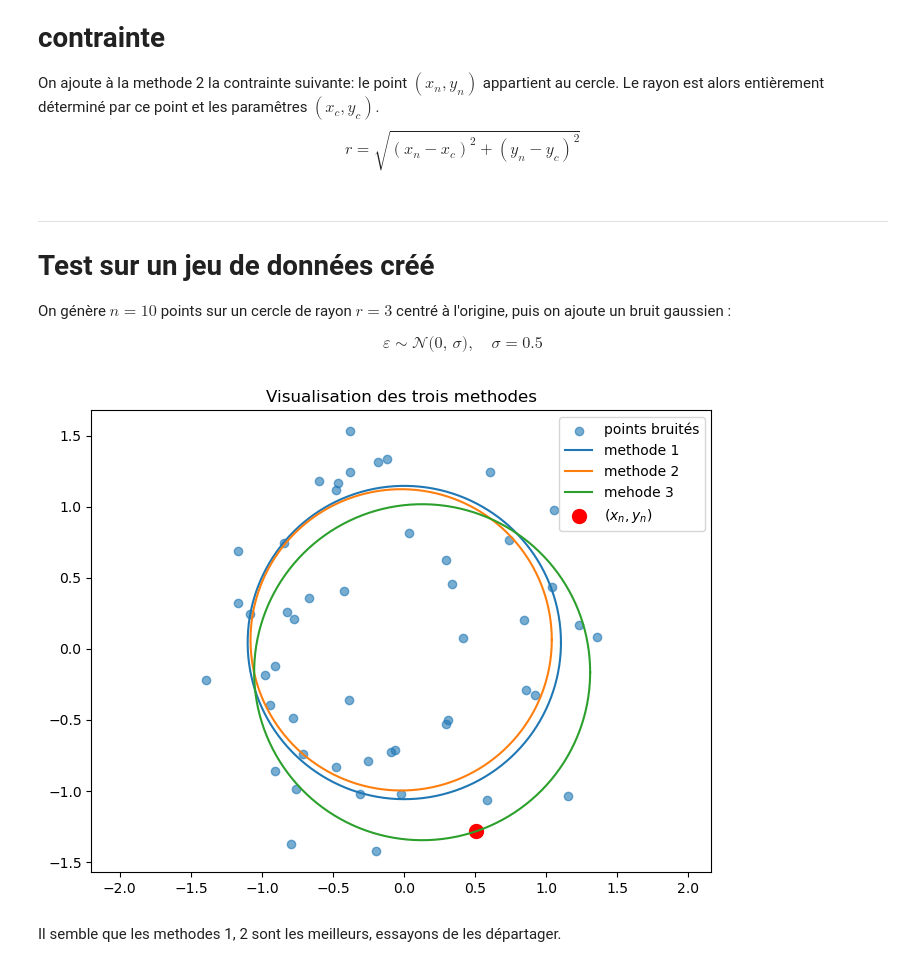
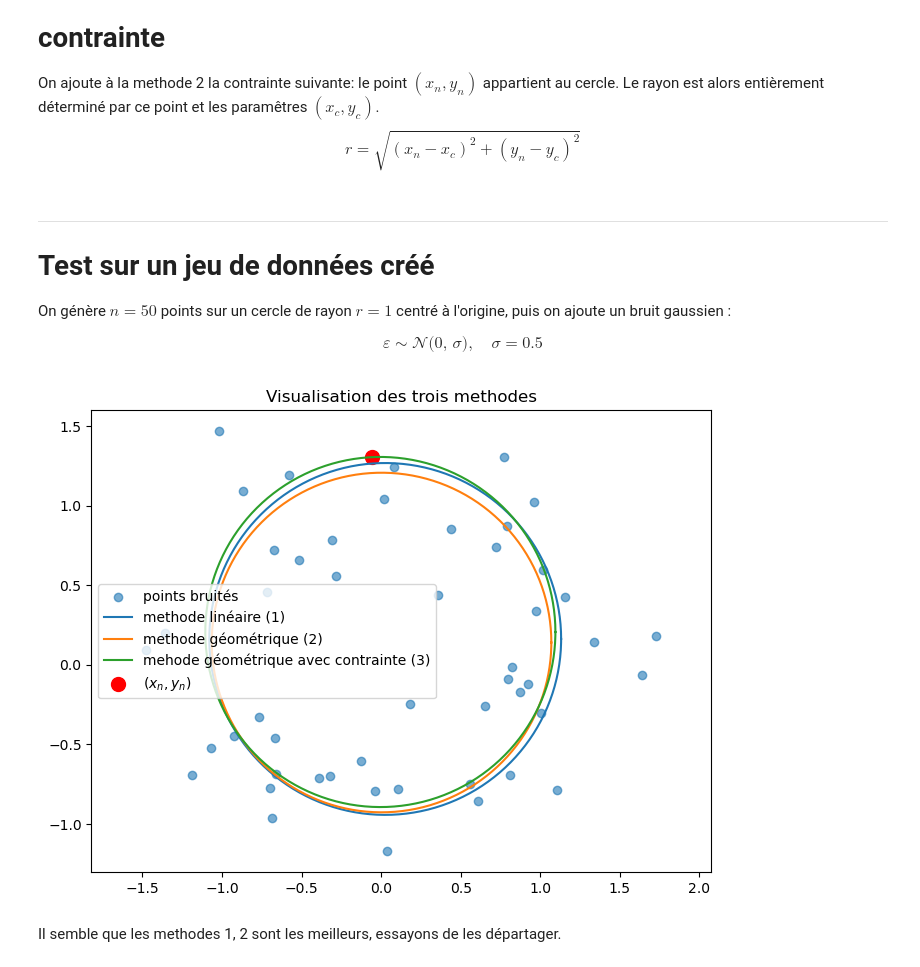
Before and after one commit to NourBouabid/Projet-optimisation-266-, a Jupyter notebook: notebook_final.ipynb, the cells around one changed output. Saved outputs shown, nothing was run; the diff lists cells and outputs as text; code cells hidden in the pictures.

```diff
--- a/notebook_final.ipynb
+++ b/notebook_final.ipynb
@@ -73,7 +73,7 @@ Ce qui correspond à la solution de l'équation normale : $A^T A\, \theta = A^T
 ---
 ## 3.  Implémentation
 # %%
-def methode1(x, y):
+def methode_lineaire(x, y):
     """
     Ajuste un cercle à un nuage de points par moindres carrés linéaires.
 
@@ -219,7 +219,7 @@ Elle offre ainsi une meilleure robustesse loin du minimum tout en conservant une
 ### 5. implémentation
 # %%
 #minimisation sans contrainte
-def methode2(x, y, method='lm',max_nfev=1000):
+def methode_geometrique(x, y, method='lm',max_nfev=1000):
     '''
     (x,y): données
     method: par défaut methode Levenberg-Marquardt avec régularisation
@@ -249,7 +249,7 @@ def methode2(x, y, method='lm',max_nfev=1000):
 On ajoute à la methode 2 la contrainte suivante: le point $(x_n,y_n)$ appartient au cercle. Le rayon est alors entièrement déterminé par ce point et les paramêtres $(x_c,y_c)$.
 $$r=\sqrt{(x_n-x_c)^2 + (y_n -y_c)^2}$$
 # %%
-def methode3(x,y, method='lm',max_nfev=1000):
+def methode_geometrique_contrainte(x,y, method='lm',max_nfev=1000):
     '''
     minimisation avec contrainte
     Datas (x,y)
@@ -276,7 +276,7 @@ def methode3(x,y, method='lm',max_nfev=1000):
 ---
 # Test sur un jeu de données créé
 
-On génère $n = 10$ points sur un cercle de rayon $r = 3$ centré à l'origine, puis on ajoute un bruit gaussien :
+On génère $n = 50$ points sur un cercle de rayon $r = 1$ centré à l'origine, puis on ajoute un bruit gaussien :
 
 $$
 \varepsilon \sim \mathcal{N}\bigl(0,\, \sigma\bigr), \quad \sigma = 0.5
@@ -285,9 +285,19 @@ $$
 #random.seed()
 # %%
 
-#création d'un jeu de données de test
+
 def cree_cercle(n):
+    '''
+    cree un jeu de données de test de taille n
 
+    parametres:
+    ----------
+    n: int
+
+    retourne:
+    ----------
+    x, y : array — coordonnées de n points
+    '''
     # selection de points issus du vrai cercle
     r=1 #rayon du vrai cercle
     t = np.random.uniform(0, 2*np.pi, n)
@@ -305,35 +313,41 @@ x_bruite, y_bruite = cree_cercle(50)
 # %%
 #superposition methode 1, 2 et 3
+
 plt.figure(figsize=(8, 6))
 
+#affichage points bruité
+x_bruite, y_bruite = cree_cercle(50)
 plt.scatter(x_bruite, y_bruite, alpha=0.6, label="points bruités")
 
-xc1, yc1, r1=methode1(x_bruite, y_bruite)
-xc2, yc2, r2 =methode2(x_bruite,y_bruite)
-xc3, yc3, r3 =methode3(x_bruite,y_bruite)
+#calcul des parametres
+xc1, yc1, r1=methode_lineaire(x_bruite, y_bruite)
+xc2, yc2, r2 =methode_geometrique (x_bruite,y_bruite)
+xc3, yc3, r3 =methode_geometrique_contrainte(x_bruite,y_bruite)
 
+#affichage des cercles approchés
 theta = np.linspace(0, 2*np.pi, 300)
 
 x_cercle1 = xc1 + r1*np.cos(theta)
 y_cercle1 = yc1 + r1*np.sin(theta)
-plt.plot(x_cercle1, y_cercle1, label="methode 1 ")
+plt.plot(x_cercle1, y_cercle1, label="methode linéaire (1) ")
 
 x_cercle2 = xc2 + r2*np.cos(theta)
 y_cercle2 = yc2 + r2*np.sin(theta)
-plt.plot(x_cercle2, y_cercle2, label="methode 2 ")
+plt.plot(x_cercle2, y_cercle2, label="methode géométrique (2) ")
 
 x_cercle3 = xc3 + r3*np.cos(theta)
 y_cercle3 = yc3 + r3*np.sin(theta)
-plt.plot(x_cercle3, y_cercle3, label="mehode 3")
+plt.plot(x_cercle3, y_cercle3, label="mehode géométrique avec contrainte (3)")
 
+#affichage du dernier point pour la contrainte de la methode 3
 plt.scatter(x_bruite[-1], y_bruite[-1], color='red', s=100, label=r'$(x_n,y_n)$')
 
 plt.axis("equal")
 plt.title("Visualisation des trois methodes")
 plt.legend()
 plt.show()
 # %% [output]
-[figure, old version]
+[figure, new version]
 # %% [markdown]
 Il semble que les methodes 1, 2 sont les meilleurs, essayons de les départager.
 # %%
```
Also changed, not shown: parts of 9 cells of this notebook.
